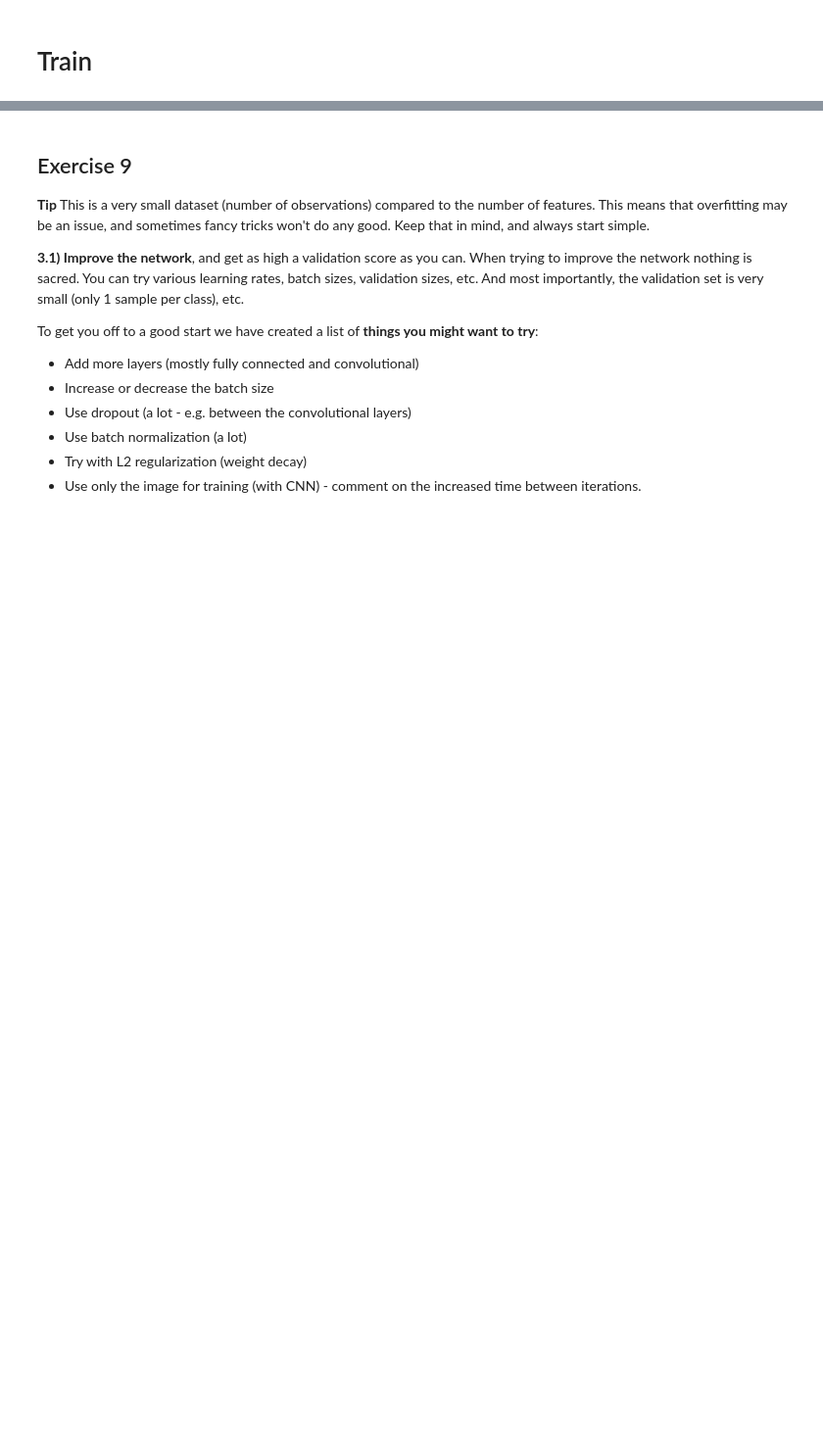
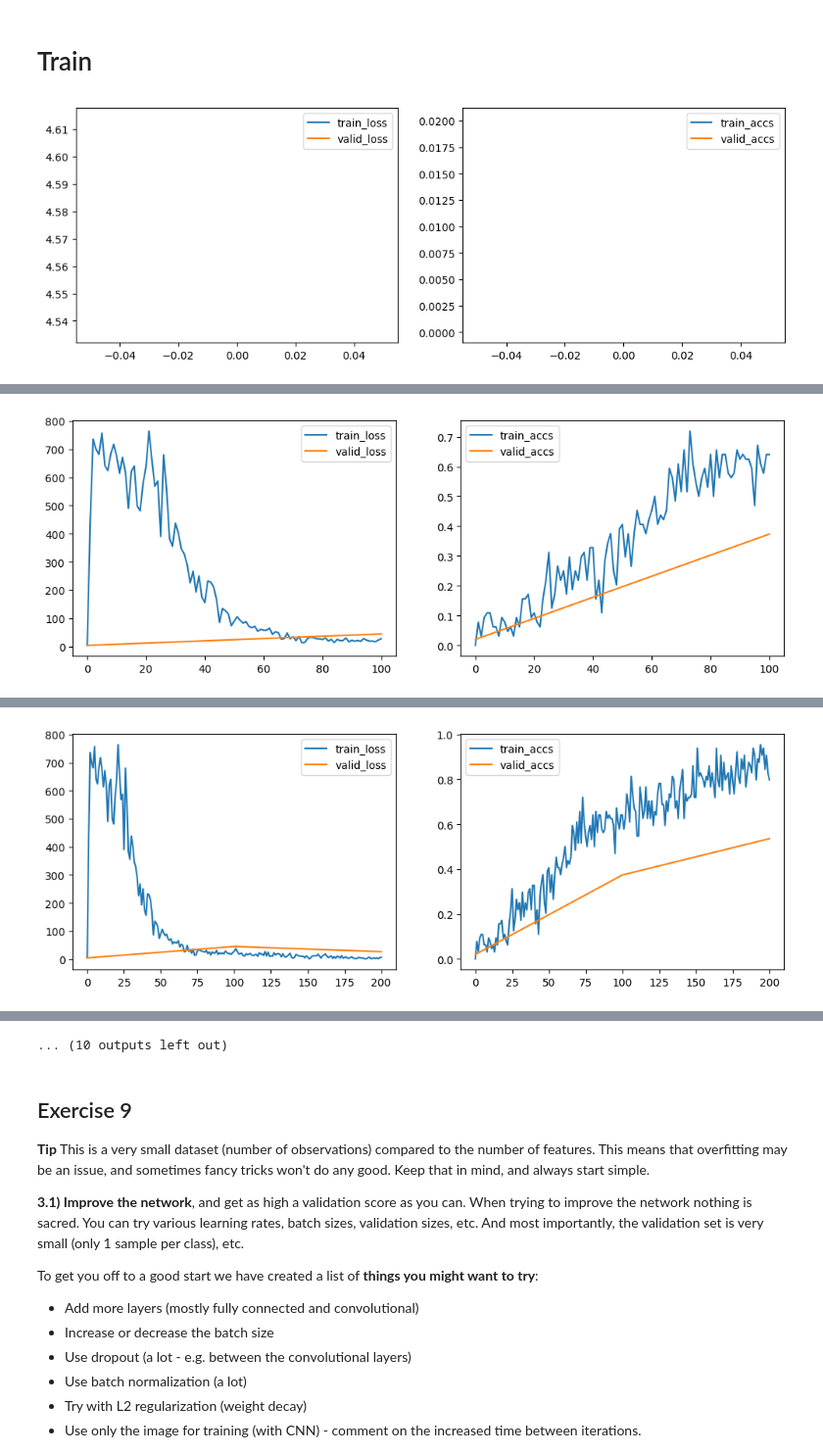
Before and after one commit to SalisMaxima/02456-deep-learning-with-PyTorch, a Jupyter notebook: 6_Mini_Project/6.1-EXE-Kaggle-Leaf-Challenge.ipynb, the cells around one changed output, grey strips where cells are left out. Shown at 98% size. Drawn from its saved outputs; the diff is of its cells as text; code cells hidden in the pictures; blank space fills up the shorter version.

```diff
--- a/6_Mini_Project/6.1-EXE-Kaggle-Leaf-Challenge.ipynb
+++ b/6_Mini_Project/6.1-EXE-Kaggle-Leaf-Challenge.ipynb
@@ -759,7 +743,7 @@ print(net)
 8.1) Since this is a classification task we will use the cross-entropy loss. Define the cross-entropy loss as the loss function in the code below.
 # %%
 LEARNING_RATE = 0.001
-criterion =           # <-- Your code here.
+criterion = nn.CrossEntropyLoss()  # <-- Your code here.
 
 # weight_decay is equal to L2 regularization
 optimizer = optim.Adam(net.parameters(), lr=LEARNING_RATE)
@@ -862,32 +855,33 @@ for i, batch_train in enumerate(batch_gen.gen_train()):
 
     # Train network
     output = net(**get_input(batch_train))
     labels_argmax = torch.max(get_labels(batch_train), 1)[1]
     batch_loss = criterion(output['out'], labels_argmax)
 
     train_iter.append(i)
     train_loss.append(float(get_numpy(batch_loss)))
     train_accs.append(float(get_numpy(accuracy(output['out'], labels_argmax))))
 
     optimizer.zero_grad()
     batch_loss.backward()
     optimizer.step()
 
     # Log i figure
     if i % log_every == 0:
         fig = plt.figure(figsize=(12,4))
         plt.subplot(1, 2, 1)
         plt.plot(train_iter, train_loss, label='train_loss')
         plt.plot(valid_iter, valid_loss, label='valid_loss')
         plt.legend()
 
         plt.subplot(1, 2, 2)
         plt.plot(train_iter, train_accs, label='train_accs')
         plt.plot(valid_iter, valid_accs, label='valid_accs')
         plt.legend()
         plt.show()
-        clear_output(wait=True)
-#         print("Train, it: {} loss: {:.2f} accs: {:.2f}".format(i, train_loss[-1], train_accs[-1]))
+        print("Train, it: {} loss: {:.2f} accs: {:.2f}".format(i, train_loss[-1], train_accs[-1]))
 
     if max_iter < i:
         break
+# %% [output]
+[figure, added]
@@ -893,0 +889 @@ for i, batch_train in enumerate(batch_gen.gen_train()):
+[figure, added]
@@ -893,0 +891 @@ for i, batch_train in enumerate(batch_gen.gen_train()):
+[figure, added]
@@ -894,3 +899,4 @@ for i, batch_train in enumerate(batch_gen.gen_train()):
+... (10 outputs left out)
 # %% [markdown]
 ## Exercise 9
 
```
Also changed, not shown: parts of 12 cells of this notebook.
